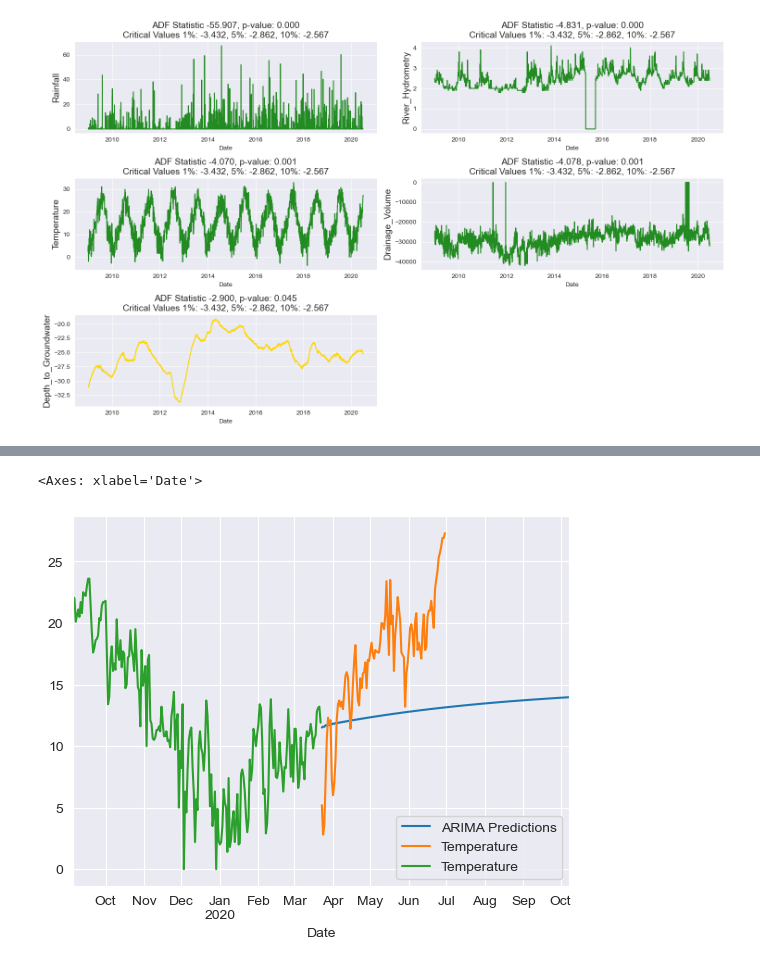
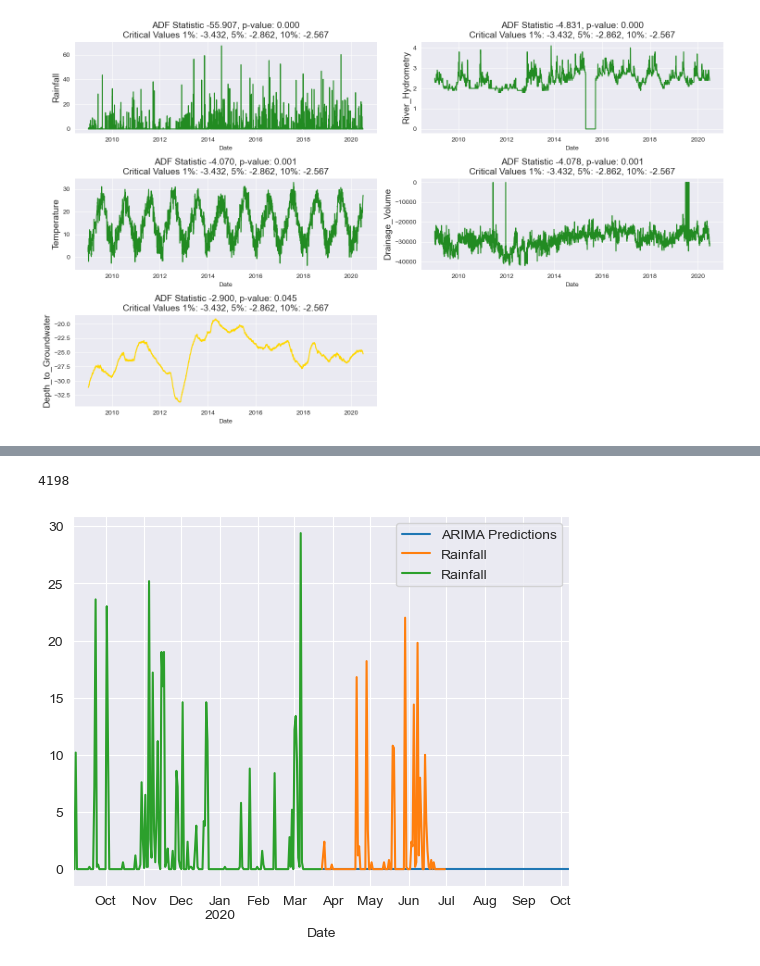
Before and after one commit to KatrinPoepp/bachelor, a Jupyter notebook: ARIMA.ipynb, the cells around one changed output, grey strips where cells are left out. Saved outputs shown, nothing was run; the diff lists cells and outputs as text; code cells hidden in the pictures.

Commit message:
ARIMA all series

```diff
--- a/ARIMA.ipynb
+++ b/ARIMA.ipynb
@@ -176,5 +106,0 @@ stepwise_fit.order
-# %%
-from statsmodels.tsa.arima.model import ARIMA
-model=ARIMA(train,order=stepwise_fit.order)
-model=model.fit()
-model.summary()
@@ -204,0 +158,21 @@ Warnings:
+# %%
+from pmdarima import auto_arima
+from statsmodels.tsa.arima.model import ARIMA
+def get_order(df):
+    stepwise_fit = auto_arima(df, suppress_warnings=True)
+    return stepwise_fit.order
+order = []
+for i in range(5):
+    order.append(get_order(train[i]))
+# %%
+def fit_arima(df, index):
+    model=ARIMA(df,order=order[index])
+    model=model.fit()
+    return model
+model_rain = fit_arima(train_rain, 0)
+model_drain = fit_arima(train_drain, 1)
+model_temp = fit_arima(train_temp, 2)
+model_hydro = fit_arima(train_hydro, 3)
+model_depth = fit_arima(train_depth, 4)
+# %%
+models= np.array([model_rain,model_depth,model_temp,model_drain,model_hydro])
@@ -205,10 +206,10 @@ Warnings:
 # %%
-start=len(train)
-end=len(train)+len(test)-1
-pred=model.predict(start=start,end=end + 100,typ='levels').rename('ARIMA Predictions')
-pred[-300:].plot(legend=True)
-test.plot(legend=True)
-train[-200:].plot(legend=True)
+start=len(train[0])
+end=len(train[0])+len(test[0])-1
+p=models[0].predict(start=start,end=end+100,typ='levels').rename('ARIMA Predictions')
+p.plot(legend=True)
+test[0].plot(legend=True)
+train[0][-200:].plot(legend=True)
 # %% [output]
-<Axes: xlabel='Date'>
+4198
-[figure, old version]
+[figure, new version]
```
Also changed, not shown: parts of 22 cells of this notebook, 1 other file.
